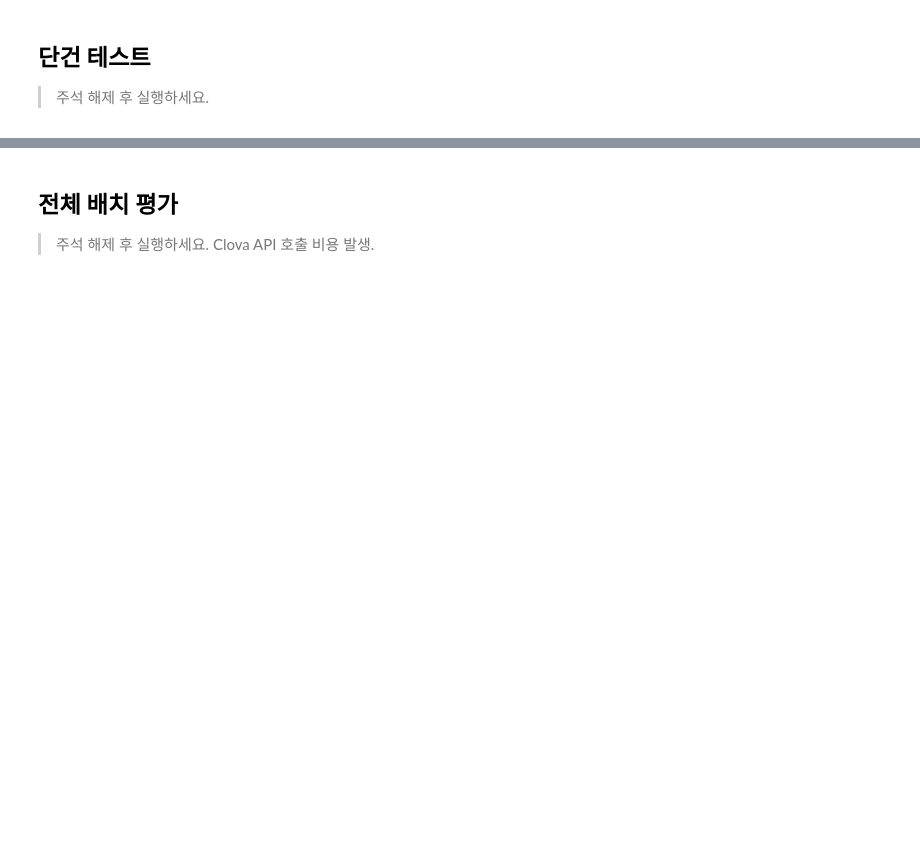
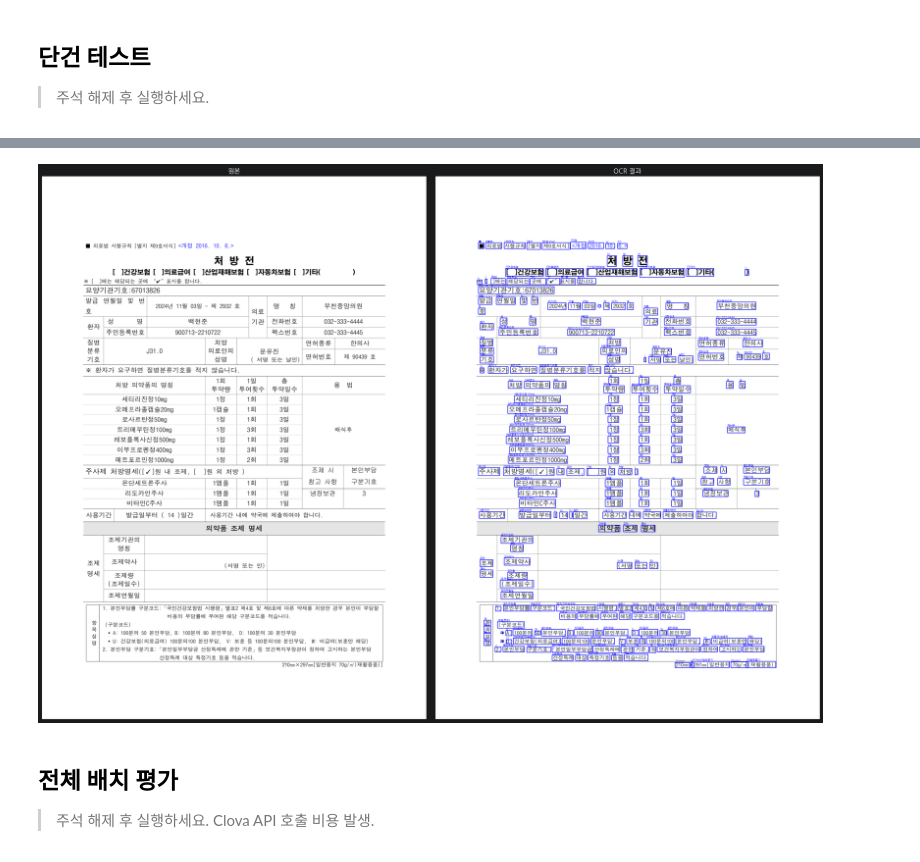
Before and after one commit to AI-HealthCare-03/AH_03_06, a Jupyter notebook: ml/notebooks/ocr/02_ocr_clova.ipynb, the cells around one changed output, grey strips where cells are left out. Saved outputs shown, nothing was run; the diff lists cells and outputs as text; code cells hidden in the pictures; blank space fills up the shorter version.

```diff
--- a/ml/notebooks/ocr/02_ocr_clova.ipynb
+++ b/ml/notebooks/ocr/02_ocr_clova.ipynb
@@ -218,39 +341,60 @@ print("평가 함수 정의 완료")
 
 > 주석 해제 후 실행하세요.
 # %%
-# test_fname = "처방전_0062.png"
-# test_path = os.path.join(INPUT_DIR, test_fname)
-# img = cv2.imdecode(np.fromfile(test_path, dtype=np.uint8), cv2.IMREAD_COLOR)
-# img_rgb = cv2.cvtColor(img, cv2.COLOR_BGR2RGB)
-#
-# result = call_clova_ocr(test_path)
-# texts = parse_clova_result(result)
-# fields = extract_fields(texts)
-#
-# # 필드 출력
-# print("=== 추출 결과 ===")
-# for k, v in fields.items():
-#     if v:
-#         print(f"[{k}]")
-#         if isinstance(v, list):
-#             for item in v: print(f"  {item}")
-#         else:
-#             print(f"  {v}")
-#
-# # 정확도 평가
-# evaluate(fields, fields.get("facility_code", ""))
-#
-# # 시각화
-# fig, axes = plt.subplots(1, 2, figsize=(20, 14))
-# axes[0].imshow(img_rgb); axes[0].set_title("원본"); axes[0].axis("off")
-# axes[1].imshow(img_rgb); axes[1].set_title("OCR 결과"); axes[1].axis("off")
-# for t in texts:
-#     verts = t["bbox"]
-#     xs = [v["x"] for v in verts]; ys = [v["y"] for v in verts]
-#     x_min, y_min = min(xs), min(ys)
-#     w, h = max(xs)-x_min, max(ys)-y_min
-#     axes[1].add_patch(patches.Rectangle((x_min, y_min), w, h, linewidth=1, edgecolor="blue", facecolor="none"))
-#     axes[1].text(x_min, y_min-2, t["text"], fontsize=5, color="blue")
-# plt.tight_layout()
-# plt.savefig(os.path.join(RESULT_DIR, f"{test_fname.replace('.png', '')}_clova_viz.png"), dpi=150, bbox_inches="tight")
-# plt.show()
+import re
+import koreanize_matplotlib
+import matplotlib.pyplot as plt
+import matplotlib.patches as patches
+
+test_fname = "처방전_0062.png"
+file_index = int(re.search(r'\d+', test_fname).group())
+
+test_path = os.path.join(INPUT_DIR, test_fname)
+img = cv2.imdecode(np.fromfile(test_path, dtype=np.uint8), cv2.IMREAD_COLOR)
+img_rgb = cv2.cvtColor(img, cv2.COLOR_BGR2RGB)
+
+result = call_clova_ocr(test_path)
+texts = parse_clova_result(result)
+text_list = [t["text"] for t in texts]
+
+fields = extract_fields(texts)
+
+# 필드 출력
+print("=== 추출 결과 ===")
+for k, v in fields.items():
+    if v:
+        print(f"[{k}]")
+        if isinstance(v, list):
+            for item in v: print(f"  {item}")
+        else:
+            print(f"  {v}")
+
+# 조제/처방 관련 텍스트 확인
+print("\n=== 조제/처방 관련 텍스트 ===")
+for t in text_list:
+    if any(kw in t for kw in ["조제", "처방", "원내", "원외"]):
+        print(repr(t))
+
+for i, t in enumerate(text_list):
+    if "온단세트론" in t:
+        for j in range(i+1, min(i+20, len(text_list))):
+            print(f"  [{j}] {repr(text_list[j])}")
+
+# 정확도 평가
+evaluate(fields, file_index)
+
+# 시각화
+fig, axes = plt.subplots(1, 2, figsize=(20, 14))
+axes[0].imshow(img_rgb); axes[0].set_title("원본"); axes[0].axis("off")
+axes[1].imshow(img_rgb); axes[1].set_title("OCR 결과"); axes[1].axis("off")
+for t in texts:
+    verts = t["bbox"]
+    xs = [v["x"] for v in verts]; ys = [v["y"] for v in verts]
+    x_min, y_min = min(xs), min(ys)
+    w, h = max(xs)-x_min, max(ys)-y_min
+    axes[1].add_patch(patches.Rectangle((x_min, y_min), w, h, linewidth=1, edgecolor="blue", facecolor="none"))
+    axes[1].text(x_min, y_min-2, t["text"], fontsize=5, color="blue")
+plt.tight_layout()
+plt.savefig(os.path.join(RESULT_DIR, f"{test_fname.replace('.png', '')}_clova_viz.png"), dpi=150, bbox_inches="tight")
+plt.show()
+# %% [output]
@@ -257,3 +418,4 @@ print("평가 함수 정의 완료")
+[figure, added]
 # %% [markdown]
 ## 전체 배치 평가
 
```
Also changed, not shown: parts of 7 cells of this notebook, 1 other file.
